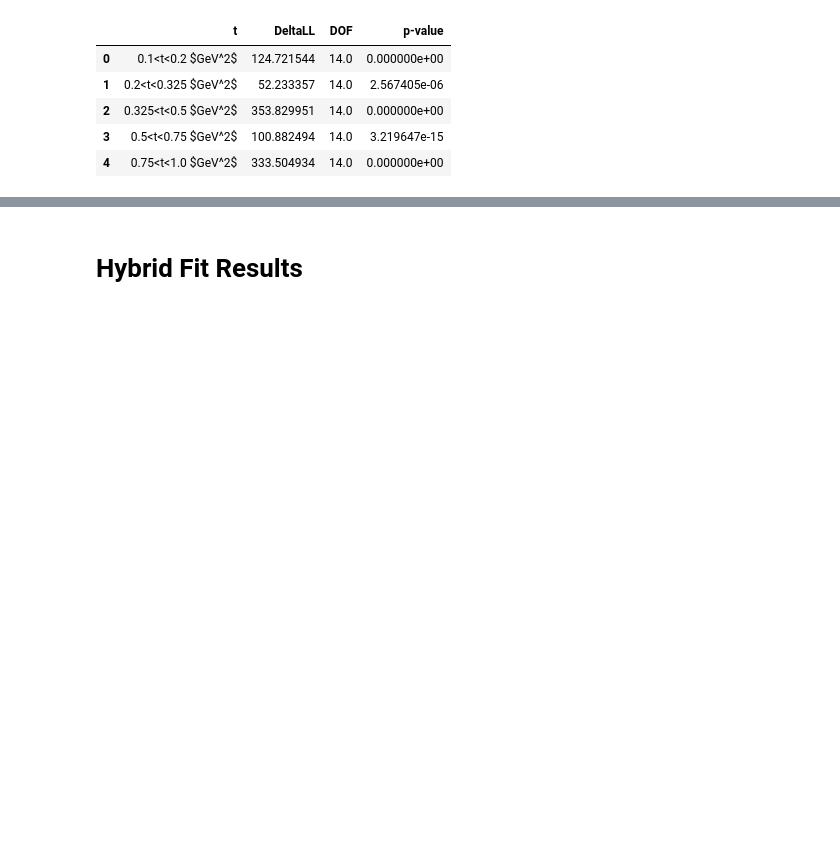
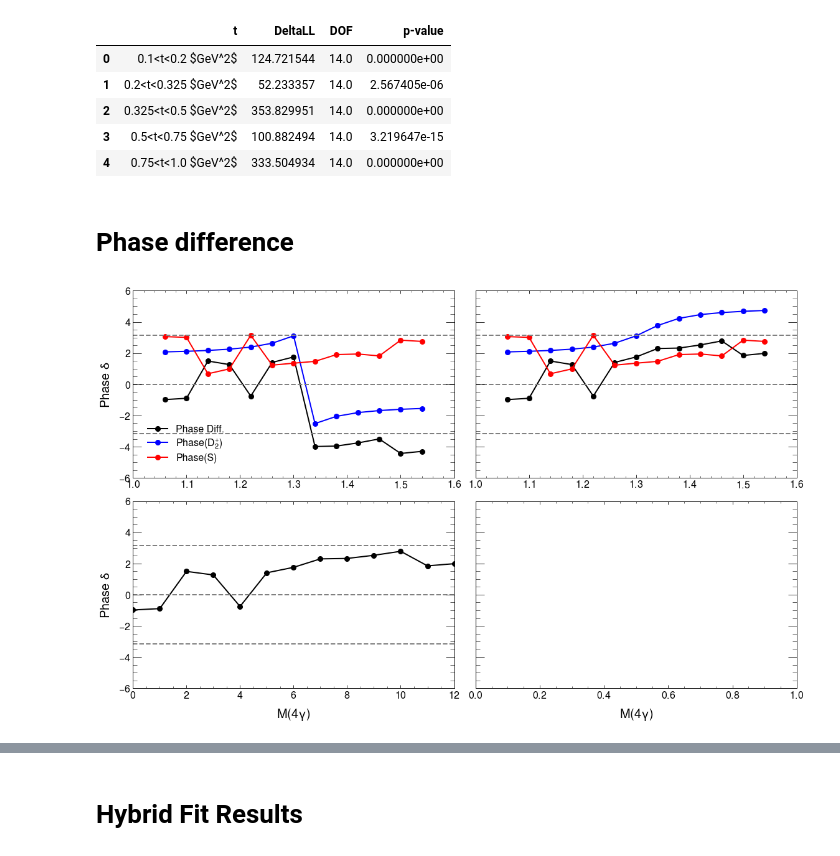
Before and after one commit to lan13005/EtaPi-Analysis, a Jupyter notebook: study_pwa/jupyter_plotting/plotter.ipynb, the cells around one changed output, grey strips where cells are left out. Saved outputs shown, nothing was run; the diff lists cells and outputs as text; code cells hidden in the pictures; blank space fills up the shorter version.

```diff
--- a/study_pwa/jupyter_plotting/plotter.ipynb
+++ b/study_pwa/jupyter_plotting/plotter.ipynb
@@ -727,3 +733,7 @@ performance
 | 2 | 0.325<t<0.5 $GeV^2$ | 353.829951 | 14.0 | 0.000000e+00 |
 | 3 | 0.5<t<0.75 $GeV^2$ | 100.882494 | 14.0 | 3.219647e-15 |
 | 4 | 0.75<t<1.0 $GeV^2$ | 333.504934 | 14.0 | 0.000000e+00 |
+# %% [markdown]
+# Phase difference
+# %%
+floc="/d/grid17/ln16/dselector_v3/study_pwa/mass_dependent_fits/results/phase1_m104156_TMD_includesa2p_bestOutOfTwo/010020/etapi_result0.fit"
@@ -729,0 +802,58 @@ performance
+# %%
+fig,axes=plt.subplots(2,2,figsize=(16,10),sharey=True)
+axes=axes.flatten()
+
+wave="D2++"
+a2_bwProdCoef=bwPosRe[wave]
+a2prime_bwProdCoef=bwPosRe["p"+wave]
+a2_Ts=T(centers,bwpars["a2mass"],bwpars["a2width"])
+a2prime_Ts=T(centers,bwpars["a2massprime"],bwpars["a2widthprime"])
+S0p=np.array(list(pcwise_pos.values()))
+S0n=np.array(list(pcwise_neg.values()))
+
+### ---------------------------------
+a2_bwPhase=np.angle(a2_bwProdCoef*a2_Ts)
+a2prime_bwPhase=np.angle(a2prime_bwProdCoef*a2prime_Ts)
+pcwisePhase=np.angle(S0p) if wave[-1]=="+" else np.angle(S0n)
+phaseDiff=a2_bwPhase-pcwisePhase
+
+axes[0].plot(centers,phaseDiff,c='black',marker='o',label="Phase Diff.")
+axes[0].plot(centers,a2_bwPhase,c='blue',marker='o',label=f"$Phase({prettyWave[wave]})$")
+axes[0].plot(centers,pcwisePhase,c='red',marker='o',label="Phase(S)")
+axes[0].axhline(-np.pi,c='gray',linestyle='--')
+axes[0].axhline(0,c='gray',linestyle='--')
+axes[0].axhline(np.pi,c='gray',linestyle='--')
+axes[0].legend()
+
+### ---------------------------------
+a2_bwPhase=mapPhases(np.angle(a2_bwProdCoef*a2_Ts))
+a2prime_bwPhase=mapPhases(np.angle(a2prime_bwProdCoef*a2prime_Ts))
+pcwisePhase=mapPhases(np.angle(S0p) if wave[-1]=="+" else np.angle(S0n))
+phaseDiff=a2_bwPhase-pcwisePhase
+
+axes[1].plot(centers,phaseDiff,c='black',marker='o',label="Phase Diff.")
+axes[1].plot(centers,a2_bwPhase,c='blue',marker='o',label=f"$Phase({prettyWave[wave]})$")
+axes[1].plot(centers,pcwisePhase,c='red',marker='o',label="Phase(S)")
+axes[1].axhline(-np.pi,c='gray',linestyle='--')
+axes[1].axhline(0,c='gray',linestyle='--')
+axes[1].axhline(np.pi,c='gray',linestyle='--')
+
+### ---------------------------------
+b=S0p/abs(S0p)
+a=a2_bwProdCoef*a2_Ts/abs(a2_bwProdCoef*a2_Ts)
+c=np.log(b/a)
+assert np.prod(c.real<1e-10)
+p=(c*1j).real
+axes[2].plot(p,marker='o',c='black')
+axes[2].axhline(-np.pi,c='gray',linestyle='--')
+axes[2].axhline(0,c='gray',linestyle='--')
+axes[2].axhline(np.pi,c='gray',linestyle='--')
+
+
+axes[0].set_ylabel(r"Phase $\delta$")
+axes[2].set_ylabel(r"Phase $\delta$")
+axes[2].set_xlabel(r"$M(4\gamma)$")
+axes[3].set_xlabel(r"$M(4\gamma)$")
+plt.tight_layout()
+# %% [output]
+[figure, added]
```
Also changed, not shown: parts of 22 cells of this notebook, 8 other files.
